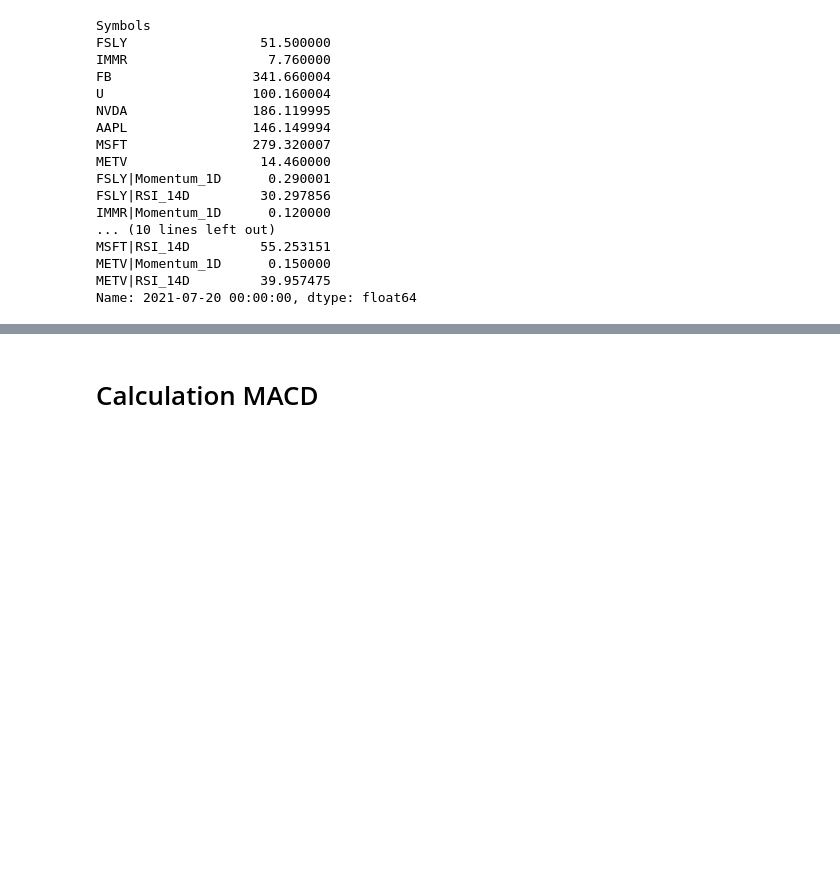
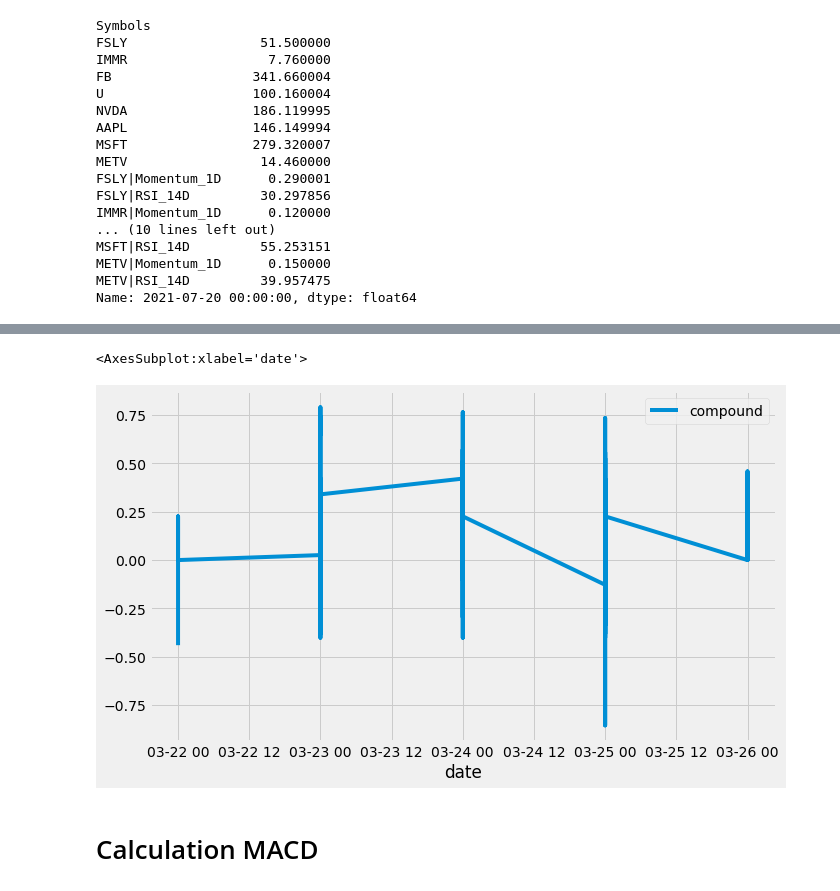
Before and after one commit to bigpotat/FA_Project, a Jupyter notebook: Project.ipynb, the cells around one changed output, grey strips where cells are left out. Saved outputs shown, nothing was run; the diff lists cells and outputs as text; code cells hidden in the pictures; blank space fills up the shorter version.

```diff
--- a/Project.ipynb
+++ b/Project.ipynb
@@ -499,0 +450,3 @@ FSLY_sentiment
+# %%
+AAPL_sentiment=news_df[news_df["ticker"]=="AAPL"]
+AAPL_sentiment.groupby('date')['compound'].mean().to_frame()
@@ -505,3 +483,8 @@ FSLY_sentiment.plot(x="date",y="compound")
+# %%
+AAPL_sentiment.plot(x="date",y="compound")
+# %% [output]
+<AxesSubplot:xlabel='date'>
+[figure, added]
 # %% [markdown]
 # Calculation MACD
 # %%
```
Also changed, not shown: parts of 40 cells of this notebook, 3 other files.
